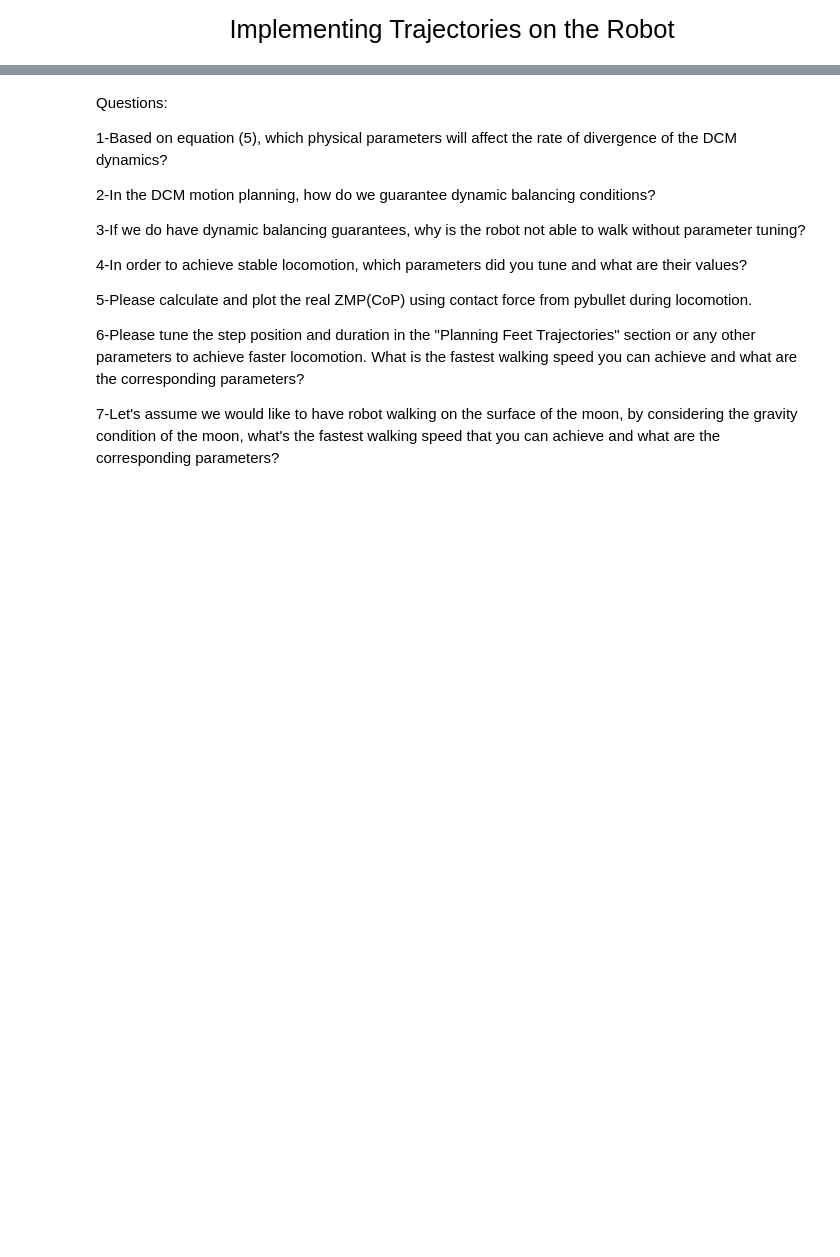
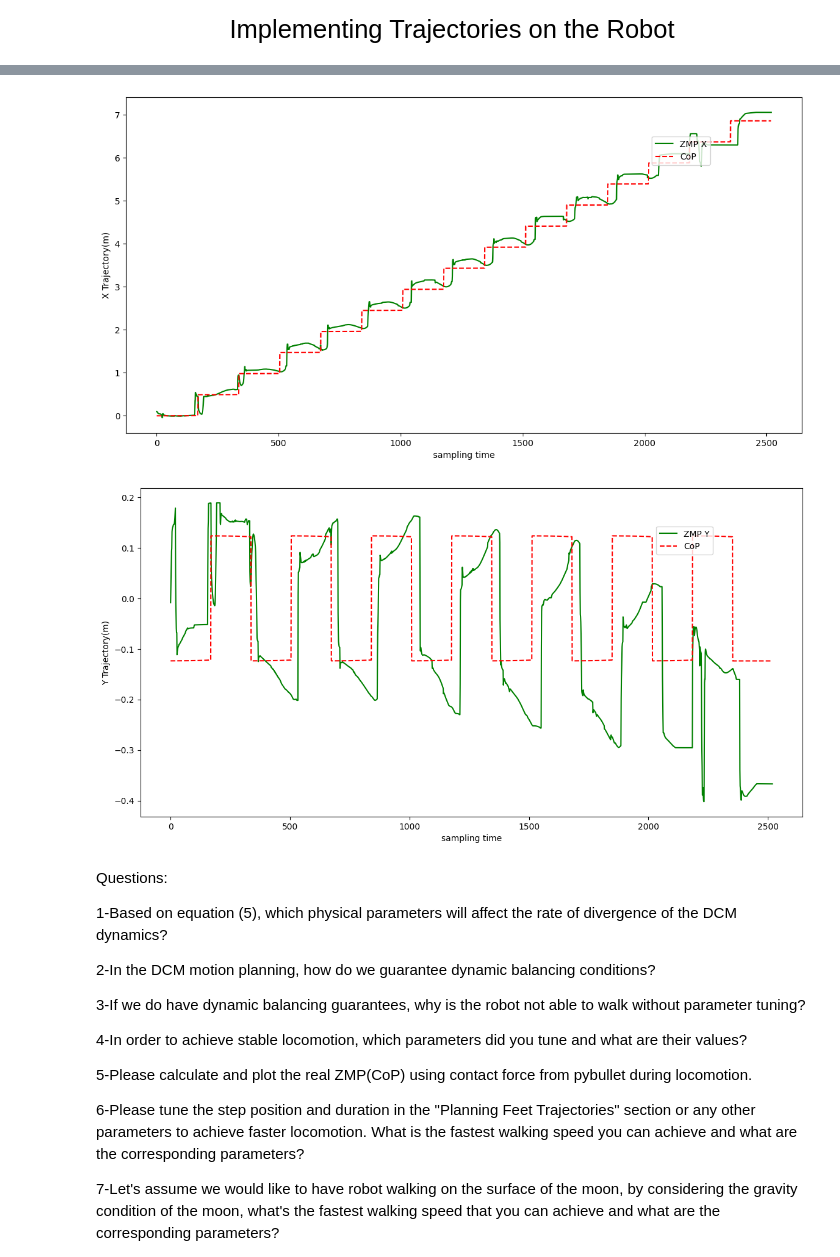
Before and after one commit to KingDemons98/legged_robots, a Jupyter notebook: projet_1/DCM--walking-Atlas.ipynb, the cells around one changed output, grey strips where cells are left out. Saved outputs shown, nothing was run; the diff lists cells and outputs as text; code cells hidden in the pictures; blank space fills up the shorter version.

```diff
--- a/projet_1/DCM--walking-Atlas.ipynb
+++ b/projet_1/DCM--walking-Atlas.ipynb
@@ -378,21 +382,23 @@ for i in range(int((DCMPlanner.numberOfSamplesPerSecond) * CoPPositions.shape[0]
 # %%
-# figg8, (ax8) = plt.subplots(figsize = (14, 7))
-# ax8.plot(ZMP_x_vector,'g',label="ZMP X")
-# ax8.plot(DCMPlanner.CoPTrajectory[:,0],'--r',label="CoP")
-# ax8.set_xlabel('sampling time')
-# ax8.set_ylabel('X Trajectory(m)')
-# # ax5.set(xlim=(-0.0,2830), ylim=(-0.0, 2.3))
-# figg8.legend(bbox_to_anchor=(0.8, 0.8))
-# plt.show()
-#
-# figg9, (ax9) = plt.subplots(figsize = (14, 7))
-# ax9.plot(ZMP_y_vector,'g',label="ZMP Y")
-# ax9.plot(DCMPlanner.CoPTrajectory[:,1],'--r',label="CoP")
-# ax9.set_xlabel('sampling time')
-# ax9.set_ylabel('Y Trajectory(m)')
-# # ax5.set(xlim=(-0.0,2830), ylim=(-0.0, 2.3))
-# figg9.legend(bbox_to_anchor=(0.8, 0.8))
-# plt.show()
+figg8, (ax8) = plt.subplots(figsize = (14, 7))
+ax8.plot(ZMP_x_vector,'g',label="ZMP X")
+ax8.plot(DCMPlanner.CoPTrajectory[:,0],'--r',label="CoP")
+ax8.set_xlabel('sampling time')
+ax8.set_ylabel('X Trajectory(m)')
+# ax5.set(xlim=(-0.0,2830), ylim=(-0.0, 2.3))
+figg8.legend(bbox_to_anchor=(0.8, 0.8))
+plt.show()
+
+figg9, (ax9) = plt.subplots(figsize = (14, 7))
+ax9.plot(ZMP_y_vector,'g',label="ZMP Y")
+ax9.plot(DCMPlanner.CoPTrajectory[:,1],'--r',label="CoP")
+ax9.set_xlabel('sampling time')
+ax9.set_ylabel('Y Trajectory(m)')
+figg9.legend(bbox_to_anchor=(0.8, 0.8))
+plt.show()
+# %% [output]
+[figure, added]
+[figure, added]
 # %%
 time.sleep(7)
 pybullet.disconnect()
```
Also changed, not shown: parts of 8 cells of this notebook, 1 other file.
